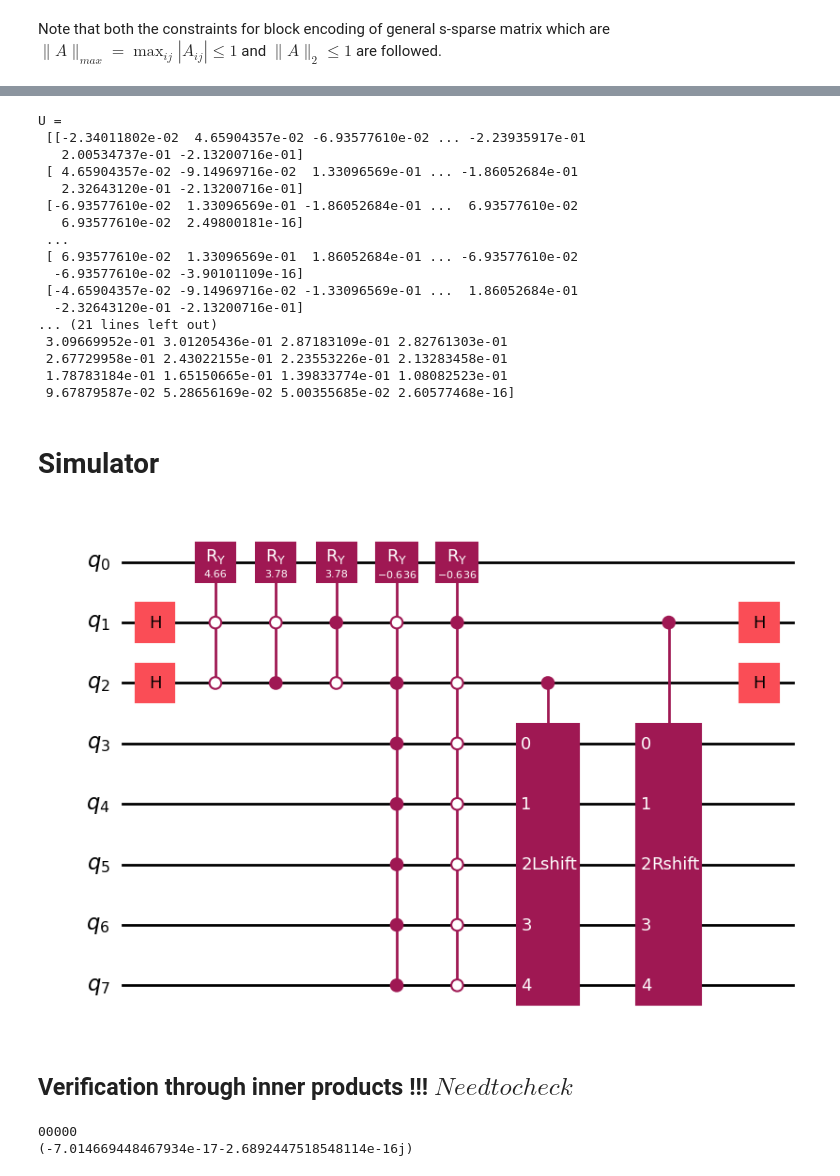
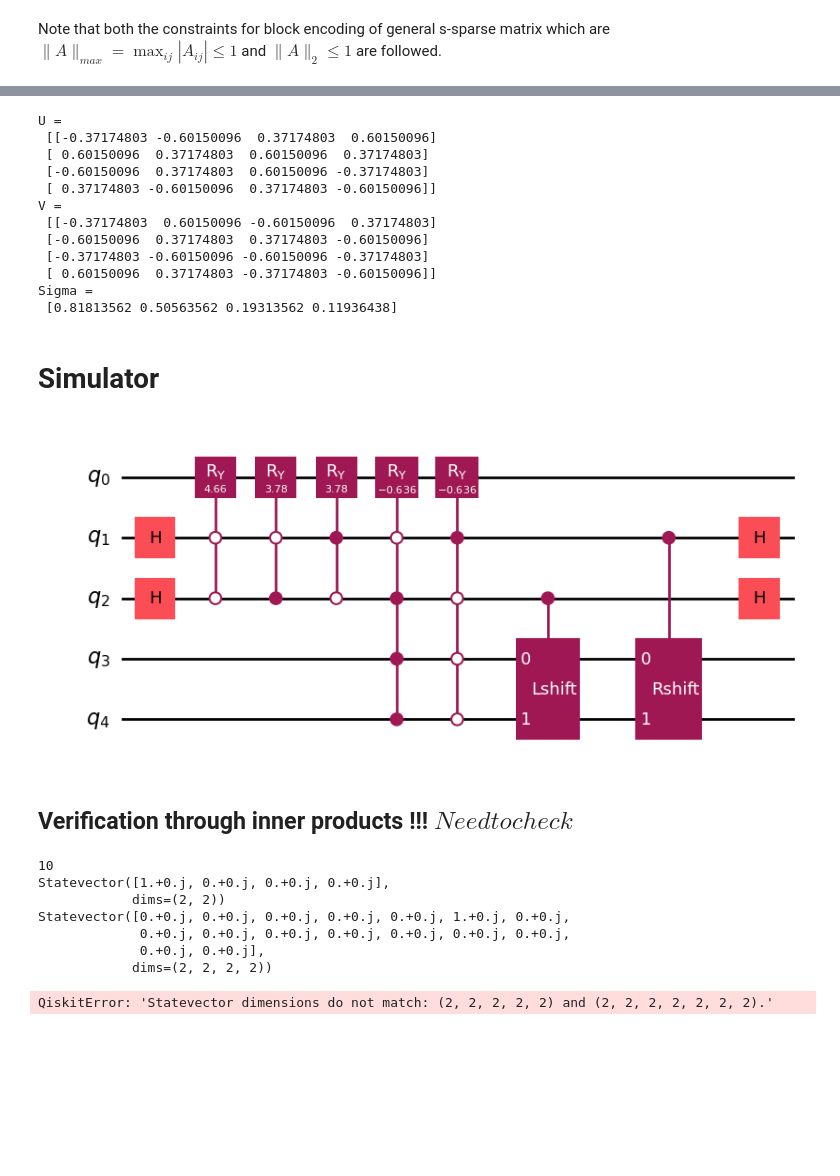
Before and after one commit to Nihar-Shah2001/Quantum_Computing_Notes, a Jupyter notebook: Notes/codes/blockencoding.ipynb, the cells around one changed output, grey strips where cells are left out. Cells and saved outputs as stored; diff of their text form; code cells hidden in the pictures; blank space fills up the shorter version.

```diff
--- a/Notes/codes/blockencoding.ipynb
+++ b/Notes/codes/blockencoding.ipynb
@@ -22,15 +22,22 @@ from qiskit.result import marginal_distribution
 from qiskit import transpile
 # %%
 def TridiagonalBlockEncoding(m,arr):
+    """
+    Inputs:
+    m: number of qubits of operator
+    arr: array of size 3 with the values of the diagonal and sub-diagonal elements
+    arr[0]: super-diagonal element (gamma)
+    arr[1]: diagonal element (alpha)
+    arr[2]: sub-diagonal element (beta)
+
+    Outputs:
+    Tridiagblckencd: QuantumCircuit object representing the block encoding of the tridiagonal matrix
+    """
 
     # Sparse Block encoding according to paper van Daan Camps 2023 Explicit block encoding of sparse matrices
     n = 2 # Number of Ancilla Qubits
-    # s = 2 ** m sparsity
-    # n - number of qubits
-    qubits =
+
     Tridiagblckencd = QuantumCircuit(n+m+1,name="Tridiagblckencd")
-    # print("Size of the Matrix: ",m)
-    # print("Number of Ancilla qubits: ",n+1)
 
     # Diffusion Operator
     Diffusion = QuantumCircuit(n,name="Diffusion")
@@ -84,8 +91,8 @@ def TridiagonalBlockEncoding(m,arr):
 ## Parameters
 # %%
 # Required conditions
-m = 3 # n = 5 number of qubits chosen to implement the matrix, N=2**n
-delta = 1.6 # divide by this parameter to make the matrix spectral norm less than 1
+m = 2 # n = 5 number of qubits chosen to implement the matrix, M = 2**m
+normalizing_factor = 1.6 # divide by this parameter to make the matrix spectral norm less than 1
 M = 2**m # Dimension of the matrix
 s = 3 # Sparsity
 r = int(np.ceil(np.log2(s)))
@@ -113,7 +120,7 @@ main_diag = np.ones(M) * alpha
 sub_diag = np.ones(M-1) * beta
 
 tridiag_A = np.diag(main_diag) + np.diag(sub_diag, k=-1) + np.diag(super_diag, k=1)
-tridiag_A = tridiag_A/delta
+tridiag_A = tridiag_A/normalizing_factor
 print("The matrix is:\n", tridiag_A)
 print("The matrix spectral Norm is: ",np.linalg.norm(tridiag_A,ord=2))
 print(" The maximum value in the matrix is: ", np.max(tridiag_A))
@@ -170,46 +160,41 @@ print("V = \n",V)
 print("Sigma = \n",sigma)
 # %% [output]
 U =
- [[-2.34011802e-02  4.65904357e-02 -6.93577610e-02 ... -2.23935917e-01
-   2.00534737e-01 -2.13200716e-01]
- [ 4.65904357e-02 -9.14969716e-02  1.33096569e-01 ... -1.86052684e-01
-   2.32643120e-01 -2.13200716e-01]
- [-6.93577610e-02  1.33096569e-01 -1.86052684e-01 ...  6.93577610e-02
-   6.93577610e-02  2.49800181e-16]
- ...
- [ 6.93577610e-02  1.33096569e-01  1.86052684e-01 ... -6.93577610e-02
-  -6.93577610e-02 -3.90101109e-16]
- [-4.65904357e-02 -9.14969716e-02 -1.33096569e-01 ...  1.86052684e-01
-  -2.32643120e-01 -2.13200716e-01]
-... (21 lines left out)
- 3.09669952e-01 3.01205436e-01 2.87183109e-01 2.82761303e-01
- 2.67729958e-01 2.43022155e-01 2.23553226e-01 2.13283458e-01
- 1.78783184e-01 1.65150665e-01 1.39833774e-01 1.08082523e-01
- 9.67879587e-02 5.28656169e-02 5.00355685e-02 2.60577468e-16]
+ [[-0.37174803 -0.60150096  0.37174803  0.60150096]
+ [ 0.60150096  0.37174803  0.60150096  0.37174803]
+ [-0.60150096  0.37174803  0.60150096 -0.37174803]
+ [ 0.37174803 -0.60150096  0.37174803 -0.60150096]]
+V =
+ [[-0.37174803  0.60150096 -0.60150096  0.37174803]
+ [-0.60150096  0.37174803  0.37174803 -0.60150096]
+ [-0.37174803 -0.60150096 -0.60150096 -0.37174803]
+ [ 0.60150096  0.37174803 -0.37174803 -0.60150096]]
+Sigma =
+ [0.81813562 0.50563562 0.19313562 0.11936438]
 # %% [markdown]
 # Simulator
 # %%
 # backend = AerSimulator()
 
 qc = QuantumCircuit(m+r+1,name="tridiagBE")
-circuit = TridiagonalBlockEncoding(5,[tridiag_A[0,1],tridiag_A[0,0],tridiag_A[1,0]])
+circuit = TridiagonalBlockEncoding(m,[tridiag_A[0,1],tridiag_A[0,0],tridiag_A[1,0]])
 qc.append(circuit,list(range(0,m+r+1)))
 # qc.measure(list(range(0,r+1)),list(range(0,r+1)))
 
 circuit.decompose().draw('mpl')
 # %% [output]
-[figure, old version]
+[figure, new version]
 # %% [markdown]
 ## Verification through inner products !!! $Need to check$
 # %%
 i = 0
-j = 1
+j = 10
 
-print((format(i, f'0{m}b'))[::-1])
+print((format(1, f'0{m}b'))[::-1])
 keti = Statevector.from_label((format(i, f'0{m}b'))[::-1])
 ketj = Statevector.from_label((format(j, f'0{m}b'))[::-1])
-# print(keti)
-# print(ketj)
+print(keti)
+print(ketj)
 
 # Take tensor product of i with ket 0
 ket0 = Statevector.from_label('0')
@@ -217,5 +202,11 @@ ket0r = Statevector.from_label('0'*r)
 
 print((((ket0.tensor(ket0r)).tensor(keti)).evolve(qc)).inner((ket0.tensor(ket0r)).tensor(ketj)))
 # %% [output]
-00000
-(-7.014669448467934e-17-2.6892447518548114e-16j)
+10
+Statevector([1.+0.j, 0.+0.j, 0.+0.j, 0.+0.j],
+            dims=(2, 2))
+Statevector([0.+0.j, 0.+0.j, 0.+0.j, 0.+0.j, 0.+0.j, 1.+0.j, 0.+0.j,
+             0.+0.j, 0.+0.j, 0.+0.j, 0.+0.j, 0.+0.j, 0.+0.j, 0.+0.j,
+             0.+0.j, 0.+0.j],
+            dims=(2, 2, 2, 2))
+QiskitError: 'Statevector dimensions do not match: (2, 2, 2, 2, 2) and (2, 2, 2, 2, 2, 2, 2).'
```
Also changed, not shown: parts of 8 cells of this notebook, 2 other files.
